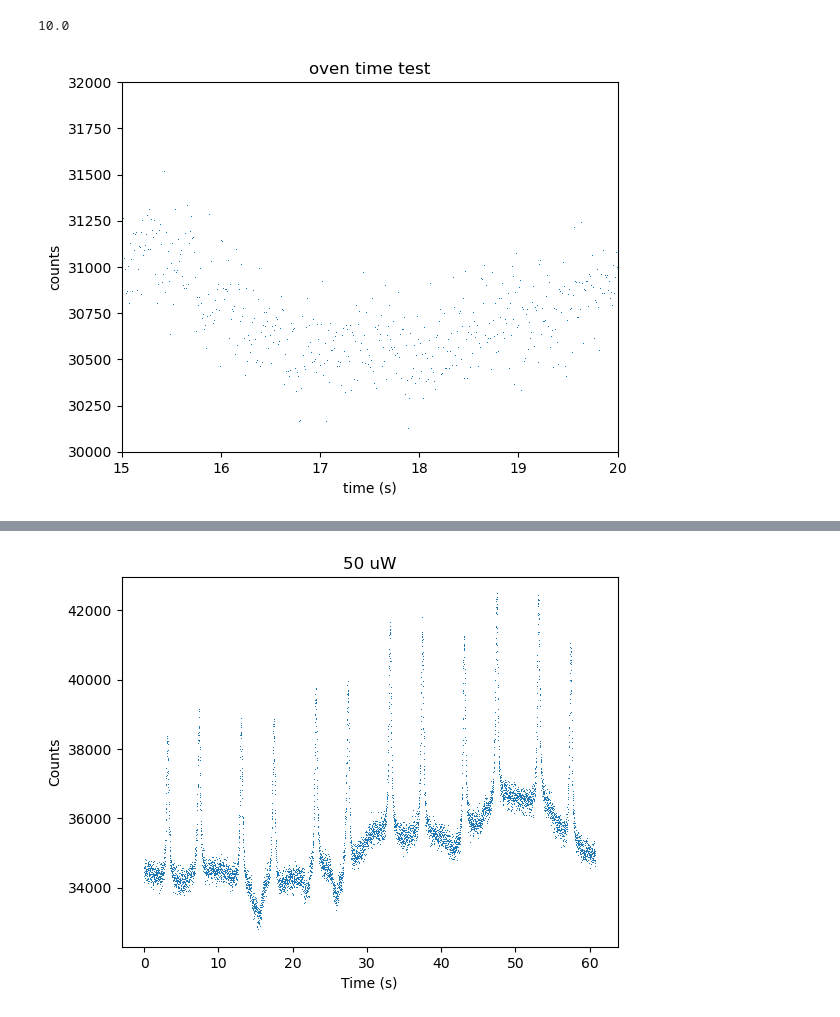
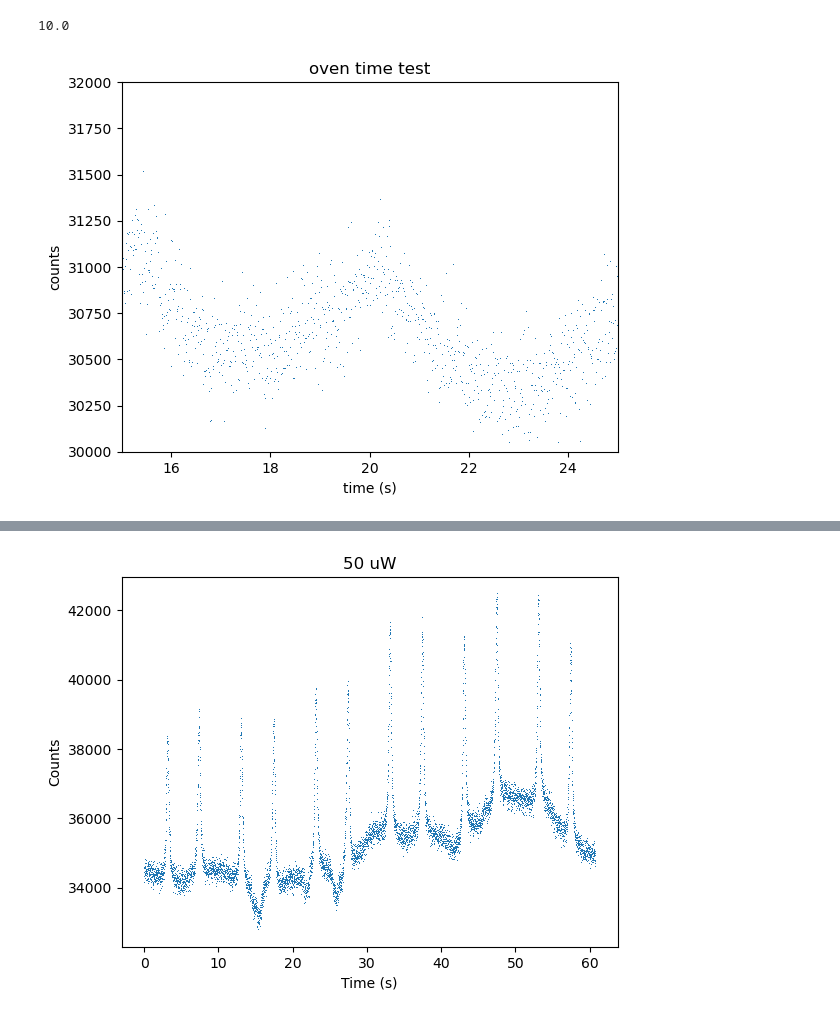
Before and after one commit to SQRLab/BladeRunner, a Jupyter notebook: pmt_read_in.ipynb, the cells around one changed output, grey strips where cells are left out. Drawn from its saved outputs; the diff is of its cells as text; code cells hidden in the pictures.

```diff
--- a/pmt_read_in.ipynb
+++ b/pmt_read_in.ipynb
@@ -76,10 +76,10 @@ print(scan_time)
 # %%
 plt.plot(time_oven,counts_oven,',')
 plt.xlabel('time (s)')
 plt.ylabel('counts')
 plt.title('oven time test')
 plt.ylim(30000,32000)
-plt.xlim(15,20)
+plt.xlim(15,25)
 plt.show()
 # %% [output]
-[figure, old version]
+[figure, new version]
```
Also changed, not shown: parts of 2 cells of this notebook, 21 other files.
